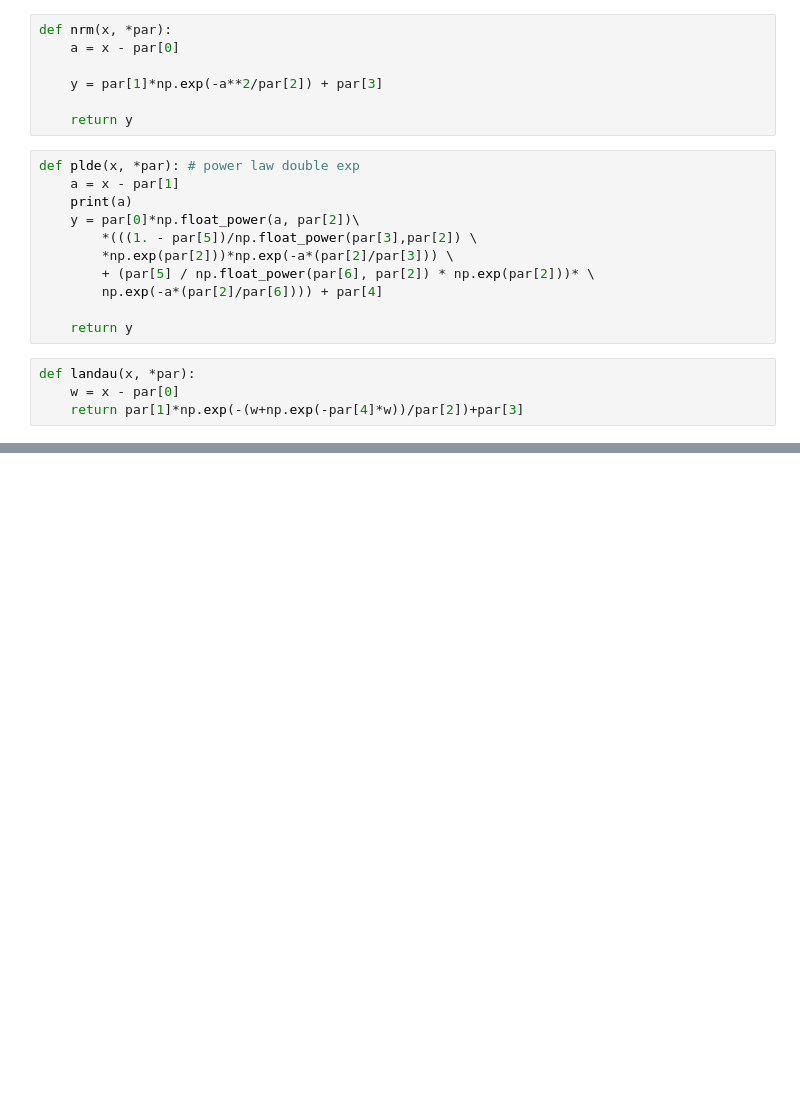
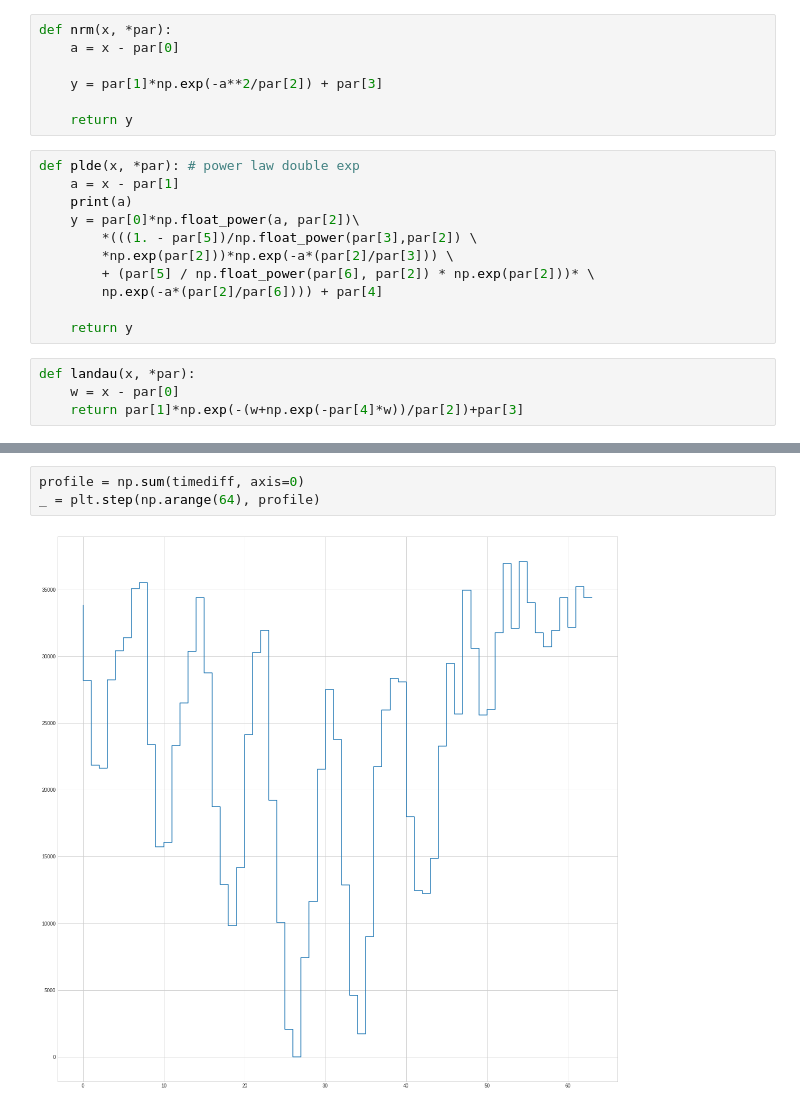
Before and after one commit to sPHENIX-Collaboration/calorimeter-signal-extraction, a Jupyter notebook: jupyter/explore_data.ipynb, the cells around one changed output, grey strips where cells are left out. Drawn from its saved outputs; the diff is of its cells as text; blank space fills up the shorter version.

```diff
--- a/jupyter/explore_data.ipynb
+++ b/jupyter/explore_data.ipynb
@@ -156,0 +212,5 @@ R2:  0.9967268678258762  KS:  KstestResult(statistic=0.5, pvalue=0.0008995776840
+# %%
+profile = np.sum(timediff, axis=0)
+_ = plt.step(np.arange(64), profile)
+# %% [output]
+[figure, added]
```
Also changed, not shown: parts of 2 cells of this notebook.
